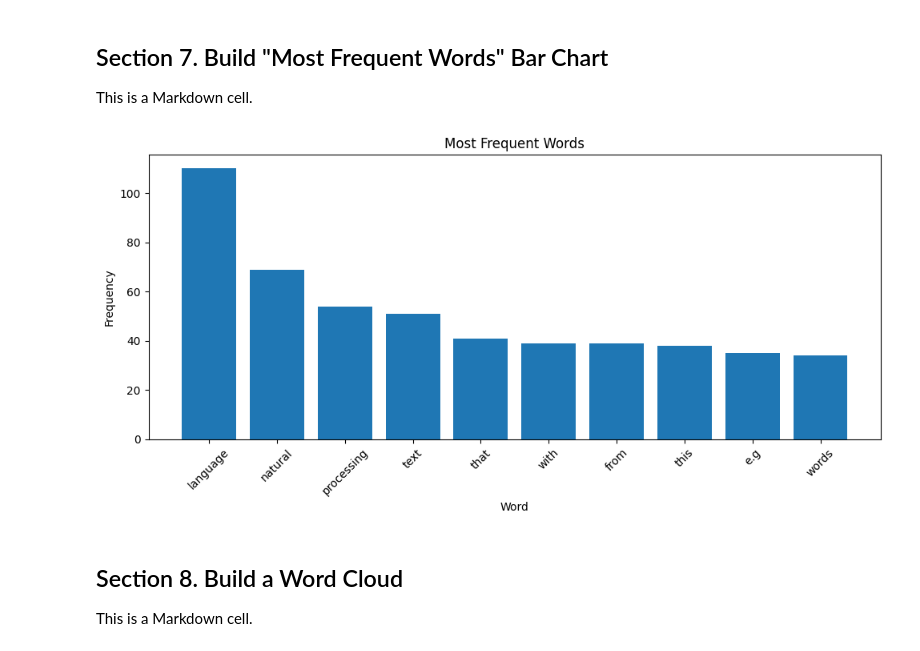
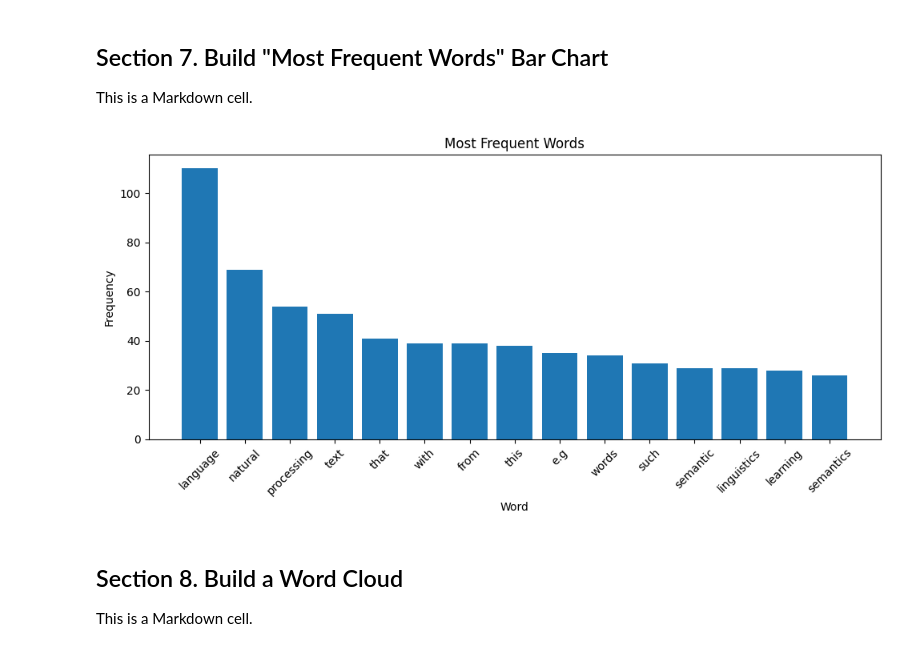
Before and after one commit to teflxndxn/nlp-01-getting-started, a Jupyter notebook: notebooks/web_words_case.ipynb, the cells around one changed output. Drawn from its saved outputs; the diff is of its cells as text; code cells hidden in the pictures.

```diff
--- a/notebooks/web_words_case.ipynb
+++ b/notebooks/web_words_case.ipynb
@@ -204,33 +206,33 @@ This is a Markdown cell.
 # %%
 # Section 7 Python cell
 
 # Focus on the 10 most common words for a simple bar chart.
 # Use head(10) to get the top 10 rows of the frequency DataFrame.
-top_df: pl.DataFrame = freq_df.head(10)
+top_df: pl.DataFrame = freq_df.head(15)
 
 # Make the figure size larger for better readability.
 # 10 inches wide by 5 inches tall is a common size for bar charts.
 plt.figure(figsize=(10, 5))
 
 # Set the x-axis to the "word" column (the unique words).
 # Set the y-axis to the "len" column (the counts).
 plt.bar(top_df["word"], top_df["len"])
 
 # Define ax as the current axes (gca = get current axes)
 # so we'll be able to modify tick parameters.
 ax = plt.gca()
 
 # Set the tick labels on the x-axis
 # to rotate 45 degrees for better readability,
 ax.tick_params(axis="x", labelrotation=45)
 
 plt.title("Most Frequent Words")
 plt.xlabel("Word")
 plt.ylabel("Frequency")
 plt.tight_layout()
 plt.show()
 # %% [output]
-[figure, old version]
+[figure, new version]
 # %% [markdown]
 ## Section 8. Build a Word Cloud
 
```
Also changed, not shown: parts of 3 cells of this notebook.
